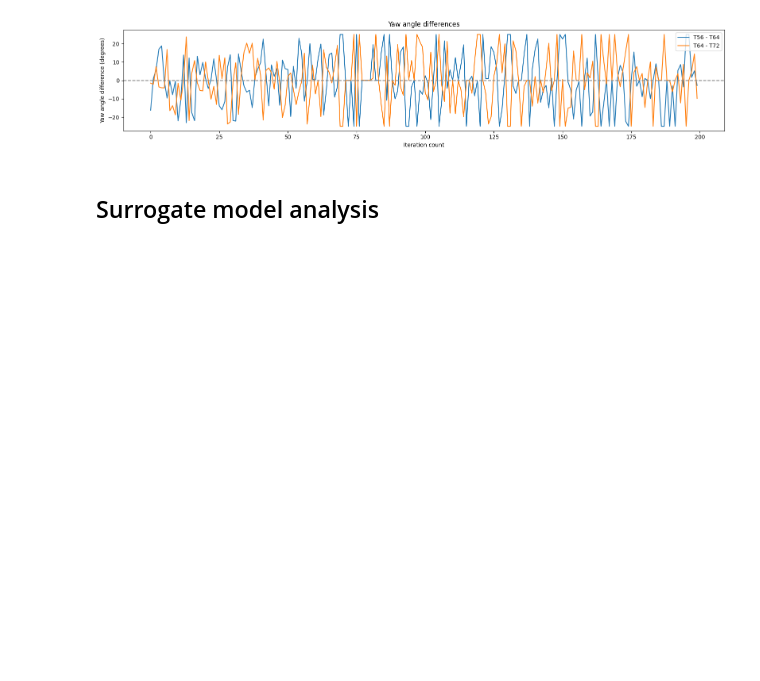
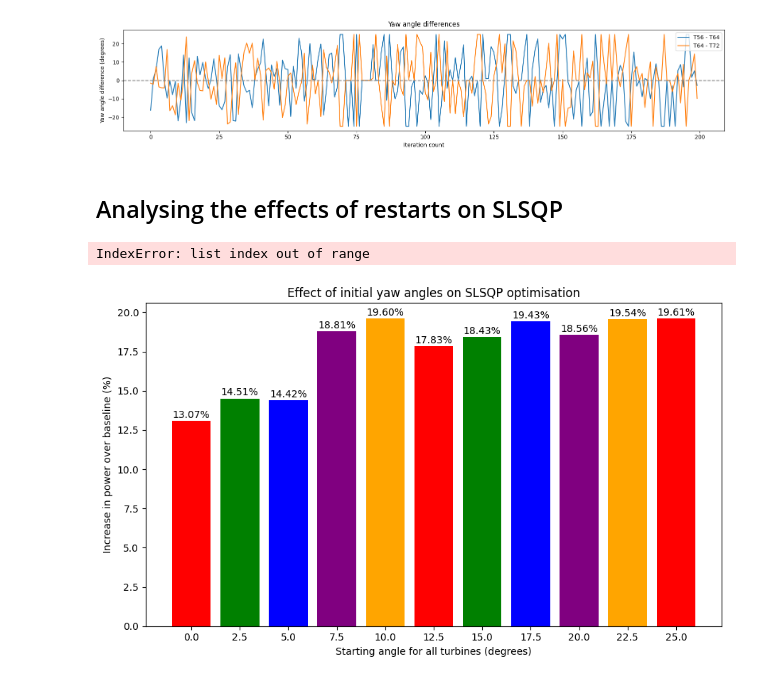
Before and after one commit to Changtze/DiffWake, a Jupyter notebook: results/turbine_analysis.ipynb, the cells around one changed output. Drawn from its saved outputs; the diff is of its cells as text; code cells hidden in the pictures; blank space fills up the shorter version.

```diff
--- a/results/turbine_analysis.ipynb
+++ b/results/turbine_analysis.ipynb
@@ -323,4 +323,49 @@ plot_yaw_diff(bo_yaws, t56, t64, t72)
 [figure]
 [figure]
 # %% [markdown]
-## Surrogate model analysis
+## Analysing the effects of restarts on SLSQP
+# %%
+ref_paths[1]
+# %% [output]
+IndexError: list index out of range
+# %%
+ref_paths = [rf".\yaw_slsqp_hr1\ref{i+1}" for i in range(0, 11)]
+slsqp_yaw_refs = {f"ref{i+1}": extract_yaw_angles(ref_paths[i] + "/opt_log.jsonl") for i in range(0, 11)}
+ref_key = {1: 0.0, 2: 2.5, 3: 5.0, 4: 7.5, 5: 10.0, 6: 12.5, 7: 15.0, 8: 17.5, 9: 20.0, 10: 22.5, 11: 25.0}
+
+
+def get_metadata(path: list[str]):#
+    metadata = []
+    for p in path:
+        with open(f'{p}\meta.json', 'r') as f:
+            md = json.load(f)
+        metadata.append(md)
+    return metadata
+
+metadata = get_metadata(ref_paths)
+
+metric = 'power_increase_pct'
+baseline_power = metadata[0]['baseline_power_MW']
+
+opt_powers = {f"ref{i+1}": metadata[i][metric] for i in range(0, 11)}
+
+ref0_opt_power = metadata[0][metric]
+ref125_opt_power = metadata[2][metric]
+ref1_opt_power = metadata[1][metric]
+ref2_opt_power = metadata[3][metric]
+
+labels = ["0.0", "2.5", "5.0", "7.5", "10.0", "12.5", "15.0", "17.5", "20.0", "22.5", "25.0"]
+values = [opt_powers['ref1'], opt_powers['ref2'], opt_powers['ref3'], opt_powers['ref4'], opt_powers['ref5'], opt_powers['ref6'], opt_powers['ref7'], opt_powers['ref8'], opt_powers['ref9'], opt_powers['ref10'], opt_powers['ref11']]
+plt.figure(figsize=(9, 5.5))
+bars = plt.bar(labels, values, color=['red', 'green', 'blue', 'purple', 'orange'])
+for bar in bars:
+    yval = bar.get_height()
+    plt.text(bar.get_x() + bar.get_width()/2, yval + 0.05, f"{yval:.2f}%", ha='center', va='bottom')
+plt.xlabel("Starting angle for all turbines (degrees)")
+plt.ylabel("Increase in power over baseline (%)")
+# plt.tick_params("x", rotation=45)
+plt.title("Effect of initial yaw angles on SLSQP optimisation")
+plt.tight_layout()
+plt.show()
+# %% [output]
+[figure, added]
```
Also changed, not shown: parts of 2 cells of this notebook, 54 other files.
